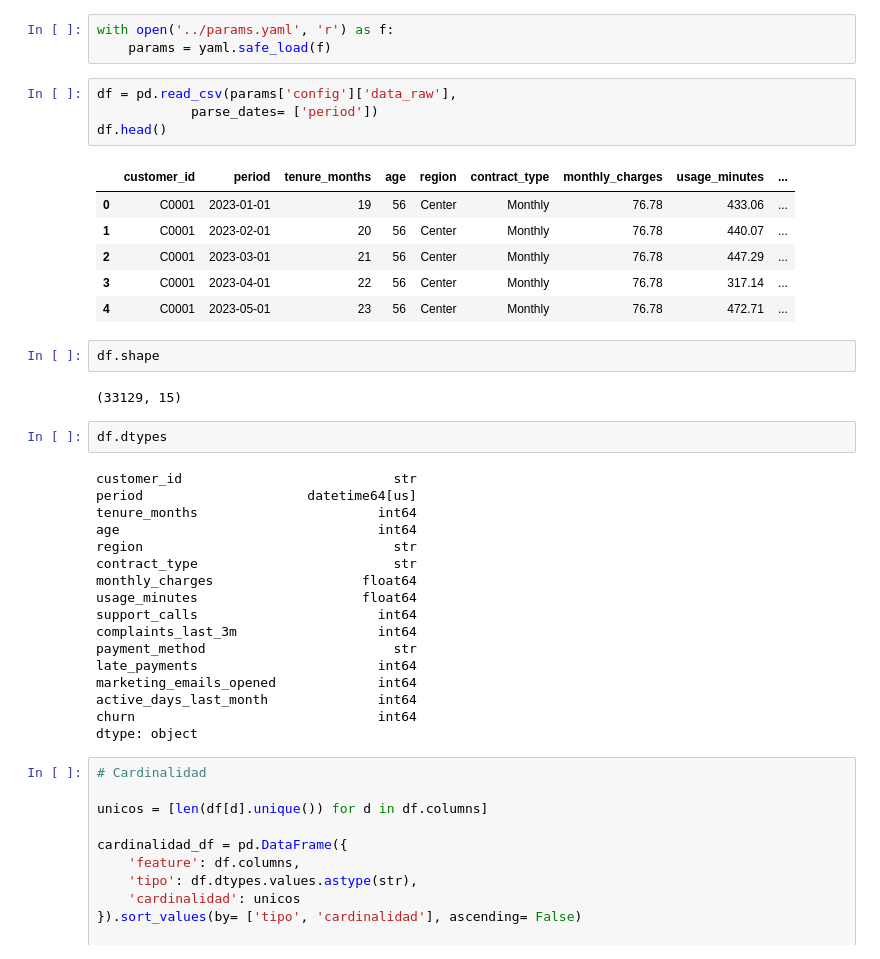
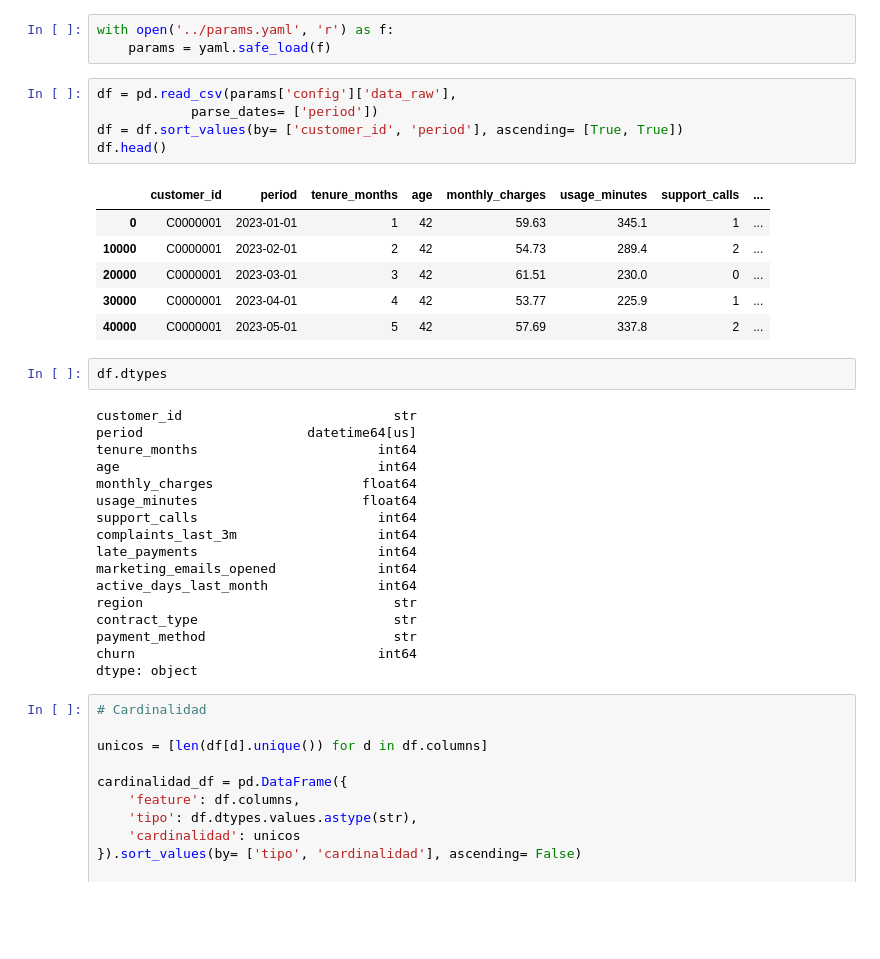
Before and after one commit to davidrodriguez2712/proyecto-3-prediccion-churn, a Jupyter notebook: notebooks/01_eda.ipynb, the cells around one changed output. Cells and saved outputs as stored; diff of their text form; blank space fills up the shorter version.

```diff
--- a/notebooks/01_eda.ipynb
+++ b/notebooks/01_eda.ipynb
@@ -43,18 +43,15 @@ with open('../params.yaml', 'r') as f:
 # %%
 df = pd.read_csv(params['config']['data_raw'],
             parse_dates= ['period'])
+df = df.sort_values(by= ['customer_id', 'period'], ascending= [True, True])
 df.head()
 # %% [output]
-|  | customer_id | period | tenure_months | age | region | contract_type | monthly_charges | usage_minutes | ... |
-| 0 | C0001 | 2023-01-01 | 19 | 56 | Center | Monthly | 76.78 | 433.06 | ... |
-| 1 | C0001 | 2023-02-01 | 20 | 56 | Center | Monthly | 76.78 | 440.07 | ... |
-| 2 | C0001 | 2023-03-01 | 21 | 56 | Center | Monthly | 76.78 | 447.29 | ... |
-| 3 | C0001 | 2023-04-01 | 22 | 56 | Center | Monthly | 76.78 | 317.14 | ... |
-| 4 | C0001 | 2023-05-01 | 23 | 56 | Center | Monthly | 76.78 | 472.71 | ... |
+|  | customer_id | period | tenure_months | age | monthly_charges | usage_minutes | support_calls | ... |
+| 0 | C0000001 | 2023-01-01 | 1 | 42 | 59.63 | 345.1 | 1 | ... |
+| 10000 | C0000001 | 2023-02-01 | 2 | 42 | 54.73 | 289.4 | 2 | ... |
+| 20000 | C0000001 | 2023-03-01 | 3 | 42 | 61.51 | 230.0 | 0 | ... |
+| 30000 | C0000001 | 2023-04-01 | 4 | 42 | 53.77 | 225.9 | 1 | ... |
+| 40000 | C0000001 | 2023-05-01 | 5 | 42 | 57.69 | 337.8 | 2 | ... |
-# %%
-df.shape
-# %% [output]
-(33129, 15)
 # %%
 df.dtypes
 # %% [output]
@@ -62,16 +59,16 @@ customer_id                           str
 period                     datetime64[us]
 tenure_months                       int64
 age                                 int64
-region                                str
-contract_type                         str
 monthly_charges                   float64
 usage_minutes                     float64
 support_calls                       int64
 complaints_last_3m                  int64
-payment_method                        str
 late_payments                       int64
 marketing_emails_opened             int64
 active_days_last_month              int64
+region                                str
+contract_type                         str
+payment_method                        str
 churn                               int64
 dtype: object
 # %%
```
Also changed, not shown: parts of 9 cells of this notebook, 23 other files.
